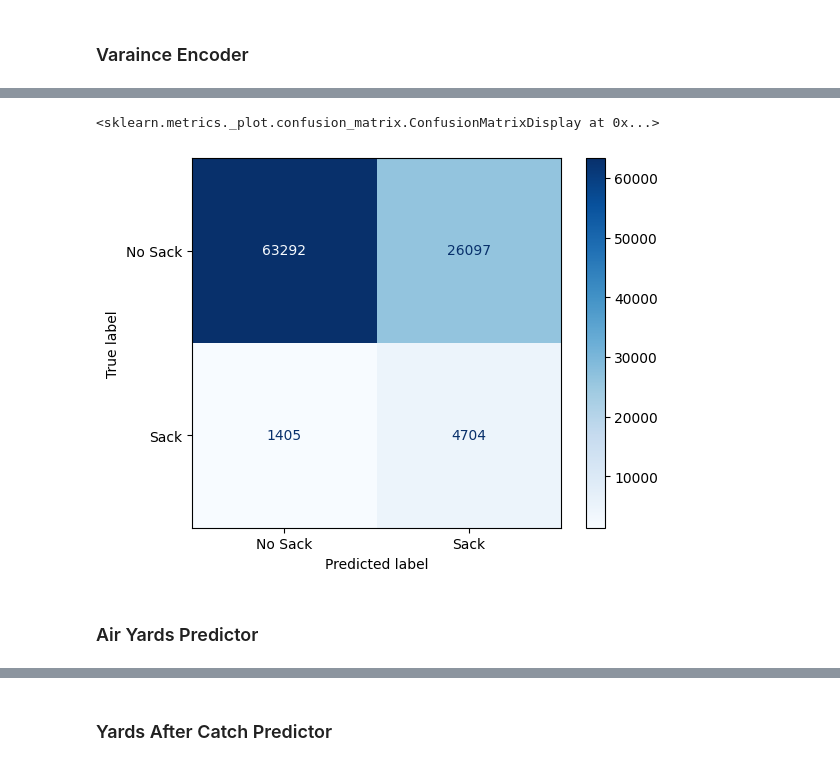
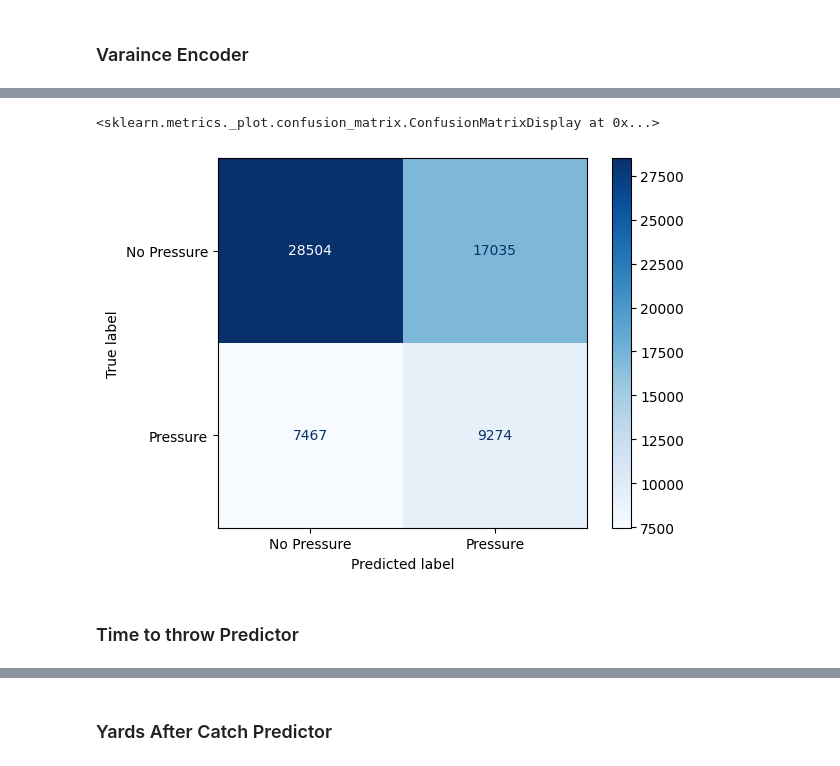
Before and after one commit to jackdepree/FFInsights, a Jupyter notebook: code/Context_Model_Training.ipynb, the cells around one changed output, grey strips where cells are left out. Cells and saved outputs as stored; diff of their text form; code cells hidden in the pictures.

```diff
--- a/code/Context_Model_Training.ipynb
+++ b/code/Context_Model_Training.ipynb
@@ -4,16 +4,24 @@ import numpy as np
 import matplotlib.pyplot as plt
 import seaborn as sns
 
-import nfl_data_py as nfl
+import nflreadpy as nfl
 
 # Define the years to import
-yrs = range(2014, 2026)
+yrs = range(2016, 2025)
 #yrs = [2014, 2015, 2019, 2023, 2024]
 #yrs = 2022
 
 # Play-by-Play Data
-pbp_data = nfl.import_pbp_data(years=yrs)
+pbp_data = nfl.load_pbp(yrs)
+
+# Participation Data
+participation_data = nfl.load_participation(yrs)
+
+# Merge participation to pbp data
+pbp_data = pbp_data.join(participation_data, left_on=['game_id', 'play_id'], right_on=['nflverse_game_id', 'play_id'], how='left')
 
 # Sample data for demonstration
-pbp_data = pbp_data.sample(frac=0.40)
+print(f'Total plays before sampling: {len(pbp_data)}')
+pbp_data = pbp_data.sample(n=150000, seed=909)
+pbp_data = pbp_data.to_pandas()
 # %% [output]
@@ -652,14 +648,14 @@ Saved Model Roc AUC: 0.8619
 # %%
-#confusion matrix
+# confusion matrix
 from sklearn.metrics import confusion_matrix, ConfusionMatrixDisplay
 cm = confusion_matrix(y, np.where(oof_preds >= 0.5, 1, 0))
-disp = ConfusionMatrixDisplay(confusion_matrix=cm, display_labels=['No Sack', 'Sack'])
+disp = ConfusionMatrixDisplay(confusion_matrix=cm, display_labels=['No Pressure', 'Pressure'])
 disp.plot(cmap='Blues')
 # %% [output]
 <sklearn.metrics._plot.confusion_matrix.ConfusionMatrixDisplay at 0x...>
-[figure, old version]
+[figure, new version]
 # %% [markdown]
-### Air Yards Predictor
+### Time to throw Predictor
 # %%
 import numpy as np
 import pandas as pd
```
Also changed, not shown: parts of 33 cells of this notebook, 50 other files.
